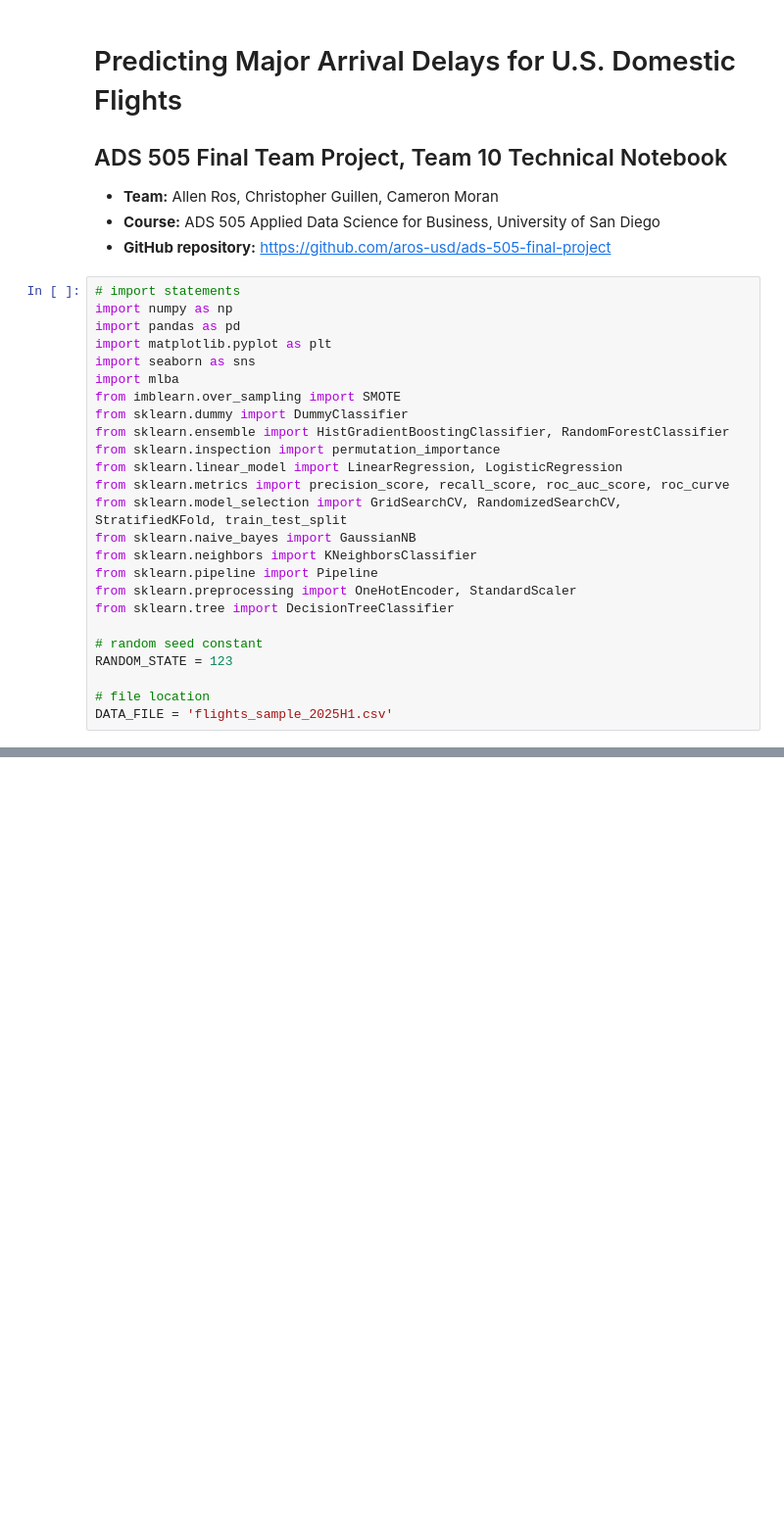
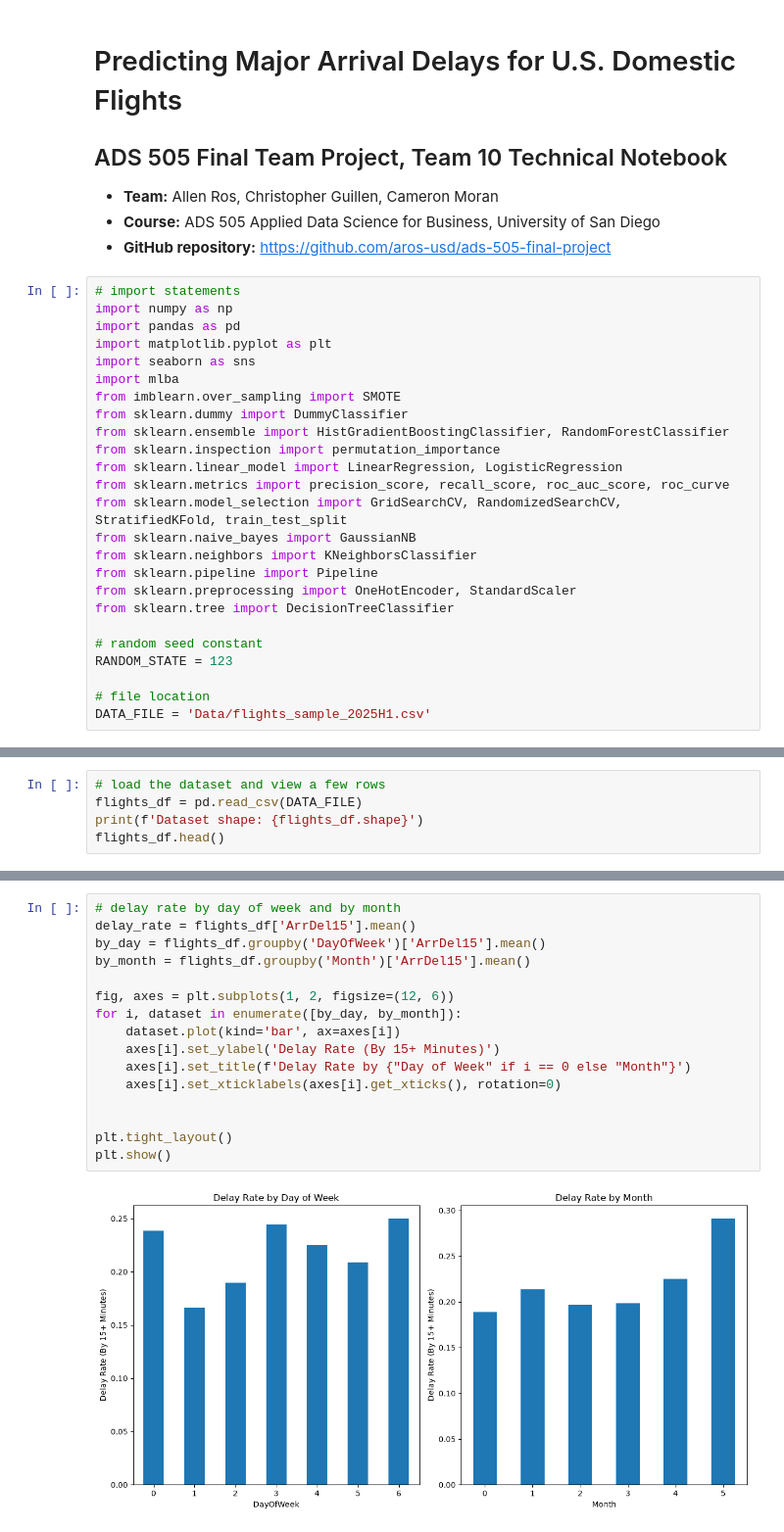
Before and after one commit to aros-usd/ads-505-final-project, a Jupyter notebook: notebook.ipynb, the cells around one changed output, grey strips where cells are left out. Shown at 98% size. Cells and saved outputs as stored; diff of their text form; blank space fills up the shorter version.

```diff
--- a/notebook.ipynb
+++ b/notebook.ipynb
@@ -29,5 +29,5 @@ from sklearn.tree import DecisionTreeClassifier
 RANDOM_STATE = 123
 
 # file location
-DATA_FILE = 'flights_sample_2025H1.csv'
+DATA_FILE = 'Data/flights_sample_2025H1.csv'
 # %% [markdown]
@@ -42,3 +42,8 @@ DATA_FILE = 'flights_sample_2025H1.csv'
 - 17 of the 19 columns are features and 2 are targets (ArrDel15 and ArrDelayMinutes).
 
 **Objective:** Build and compare classification models that predict whether a scheduled domestic flight will arrive 15 or more minutes late (`ArrDel15 = 1`). The model should also identify which schedule characteristics are most associated with delay.
+# %%
+# load the dataset and view a few rows
+flights_df = pd.read_csv(DATA_FILE)
+print(f'Dataset shape: {flights_df.shape}')
+flights_df.head()
@@ -44,0 +93,18 @@ DATA_FILE = 'flights_sample_2025H1.csv'
+# %%
+# delay rate by day of week and by month
+delay_rate = flights_df['ArrDel15'].mean()
+by_day = flights_df.groupby('DayOfWeek')['ArrDel15'].mean()
+by_month = flights_df.groupby('Month')['ArrDel15'].mean()
+
+fig, axes = plt.subplots(1, 2, figsize=(12, 6))
+for i, dataset in enumerate([by_day, by_month]):
+    dataset.plot(kind='bar', ax=axes[i])
+    axes[i].set_ylabel('Delay Rate (By 15+ Minutes)')
+    axes[i].set_title(f'Delay Rate by {"Day of Week" if i == 0 else "Month"}')
+    axes[i].set_xticklabels(axes[i].get_xticks(), rotation=0)
+
+
+plt.tight_layout()
+plt.show()
+# %% [output]
+[figure, added]
```
Also changed, not shown: parts of 21 cells of this notebook.
